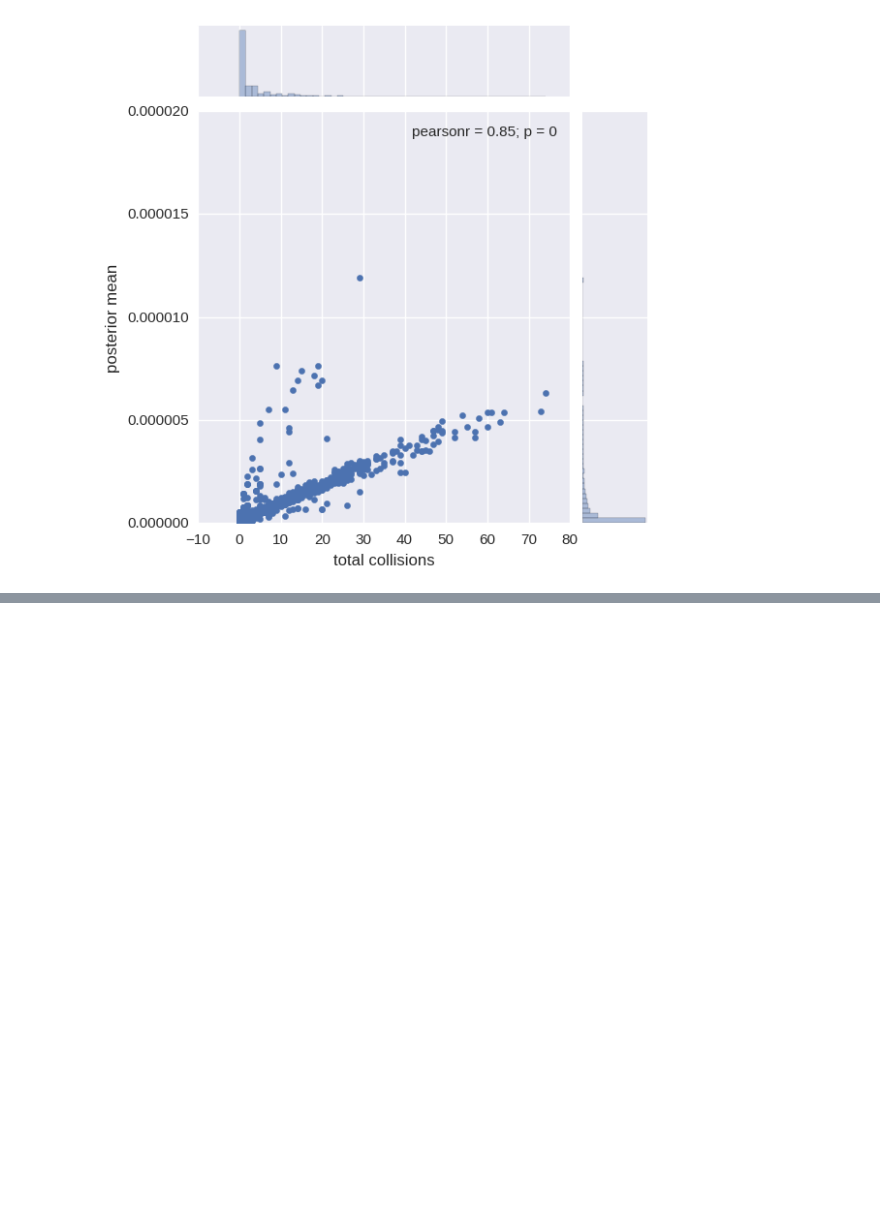
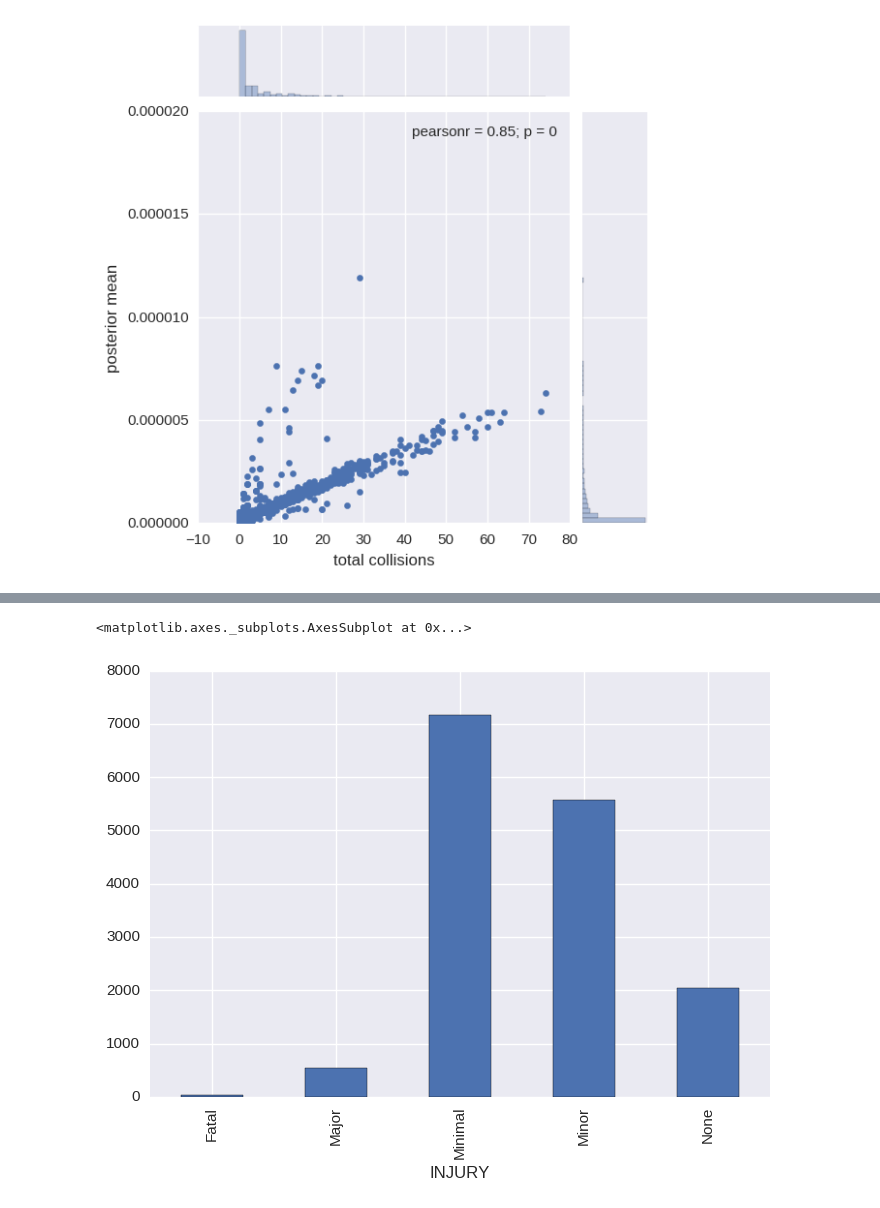
Before and after one commit to farfan92/SpringBoard-, a Jupyter notebook: CyclingProject.ipynb, the cells around one changed output, grey strips where cells are left out. Saved outputs shown, nothing was run; the diff lists cells and outputs as text; code cells hidden in the pictures; blank space fills up the shorter version.

```diff
--- a/CyclingProject.ipynb
+++ b/CyclingProject.ipynb
@@ -541,3 +549,8 @@ After this year however, cycling accidents pick up again. and start looking fair
 
 Moving forward, we can compare the predicted collision numbers to those observed over the past year, from the Twitterbot.
 We will have a trained model to also compare prediction numbers. One hopes that the increased sophistication of the machine learning approach, using the intersection features which are available, will get closer to the observed data.
+# %%
+full_df = pd.DataFrame.from_csv('collisions_clean.csv', index_col='ID')
+# %%
+injury_df = full_df[full_df['YEAR'] >1997].groupby('INJURY').size()
+injury_df
@@ -543,0 +577,5 @@ We will have a trained model to also compare prediction numbers. One hopes that
+# %%
+injury_df.plot(kind='bar')
+# %% [output]
+<matplotlib.axes._subplots.AxesSubplot at 0x...>
+[figure, added]
```
Also changed, not shown: parts of 28 cells of this notebook.
